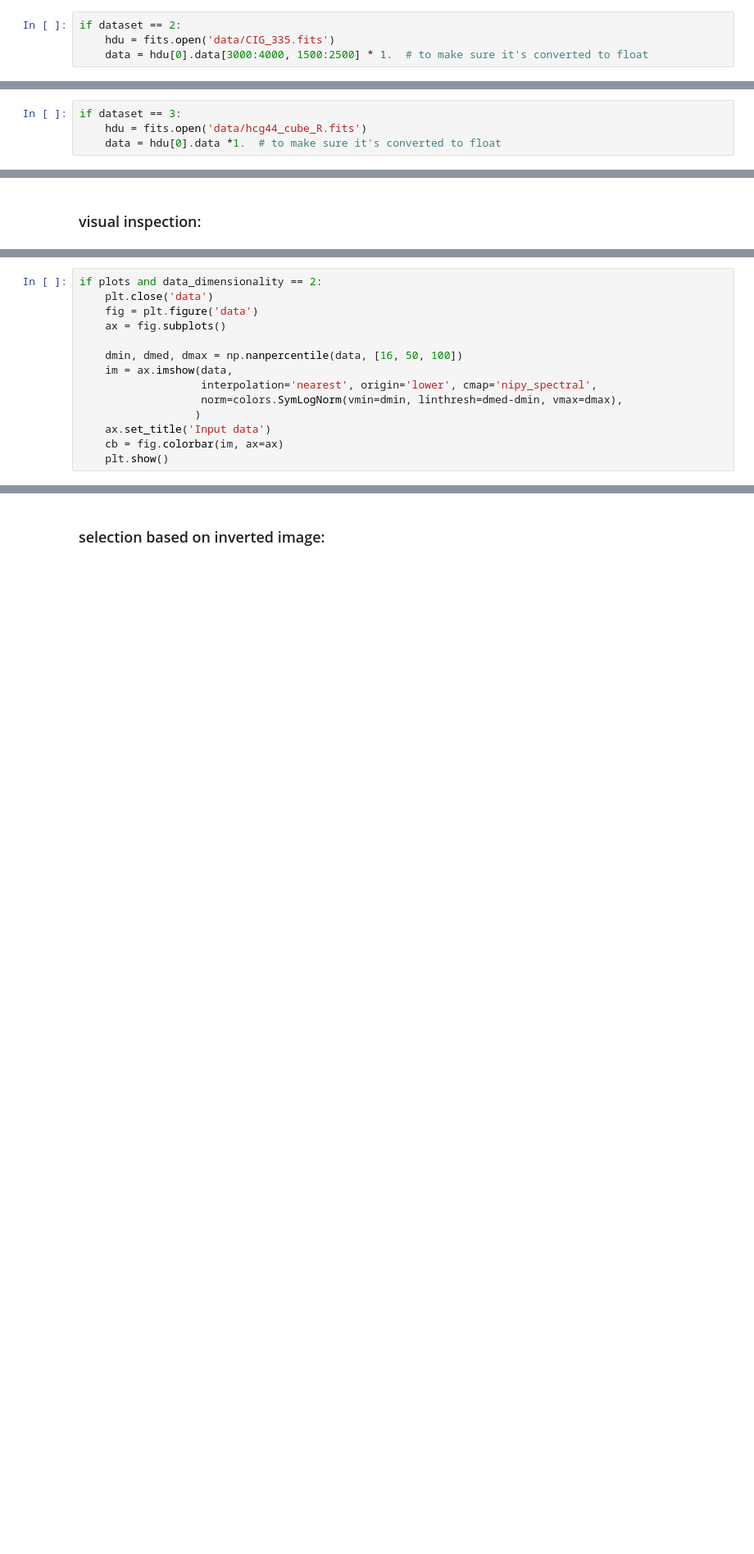
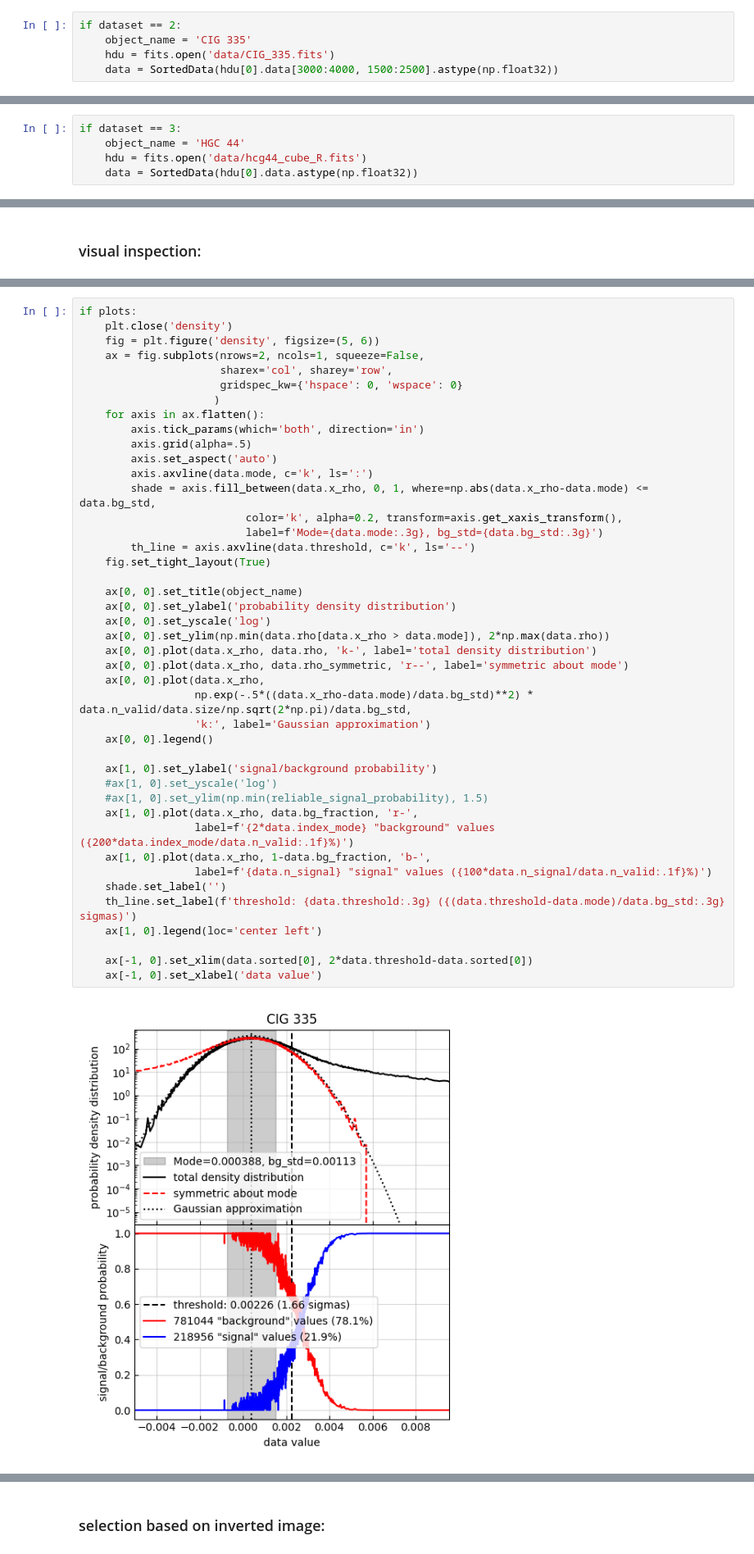
Before and after one commit to paranoya/image-processing, a Jupyter notebook: HOT.ipynb, the cells around one changed output, grey strips where cells are left out. Shown at 82% size. Drawn from its saved outputs; the diff is of its cells as text; blank space fills up the shorter version.

```diff
--- a/HOT.ipynb
+++ b/HOT.ipynb
@@ -42,5 +143,6 @@ if dataset == 1:
     #data = hdu[0].data[99]*1.
 # %%
 if dataset == 2:
+    object_name = 'CIG 335'
     hdu = fits.open('data/CIG_335.fits')
-    data = hdu[0].data[3000:4000, 1500:2500] * 1.  # to make sure it's converted to float
+    data = SortedData(hdu[0].data[3000:4000, 1500:2500].astype(np.float32))
@@ -48,8 +158,9 @@ if dataset == 2:
 3D datacubes:
 # %%
 if dataset == 3:
+    object_name = 'HGC 44'
     hdu = fits.open('data/hcg44_cube_R.fits')
-    data = hdu[0].data *1.  # to make sure it's converted to float
+    data = SortedData(hdu[0].data.astype(np.float32))
 # %%
 if dataset == 4:
     hdu = fits.open('data/sofiawsrtcube.fits')
@@ -61,14 +169,0 @@ data_dimensionality = len(data.shape)
-# %%
-if plots and data_dimensionality == 2:
-    plt.close('data')
-    fig = plt.figure('data')
-    ax = fig.subplots()
-
-    dmin, dmed, dmax = np.nanpercentile(data, [16, 50, 100])
-    im = ax.imshow(data,
-                   interpolation='nearest', origin='lower', cmap='nipy_spectral',
-                   norm=colors.SymLogNorm(vmin=dmin, linthresh=dmed-dmin, vmax=dmax),
-                  )
-    ax.set_title('Input data')
-    cb = fig.colorbar(im, ax=ax)
-    plt.show()
@@ -741,0 +170,45 @@ def hot(data, smoothed_data, argsort_smoothed_data_ravel, threshold=-np.inf):
+# %%
+if plots:
+    plt.close('density')
+    fig = plt.figure('density', figsize=(5, 6))
+    ax = fig.subplots(nrows=2, ncols=1, squeeze=False,
+                      sharex='col', sharey='row',
+                      gridspec_kw={'hspace': 0, 'wspace': 0}
+                     )
+    for axis in ax.flatten():
+        axis.tick_params(which='both', direction='in')
+        axis.grid(alpha=.5)
+        axis.set_aspect('auto')
+        axis.axvline(data.mode, c='k', ls=':')
+        shade = axis.fill_between(data.x_rho, 0, 1, where=np.abs(data.x_rho-data.mode) <= data.bg_std,
+                          color='k', alpha=0.2, transform=axis.get_xaxis_transform(),
+                          label=f'Mode={data.mode:.3g}, bg_std={data.bg_std:.3g}')
+        th_line = axis.axvline(data.threshold, c='k', ls='--')
+    fig.set_tight_layout(True)
+
+    ax[0, 0].set_title(object_name)
+    ax[0, 0].set_ylabel('probability density distribution')
+    ax[0, 0].set_yscale('log')
+    ax[0, 0].set_ylim(np.min(data.rho[data.x_rho > data.mode]), 2*np.max(data.rho))
+    ax[0, 0].plot(data.x_rho, data.rho, 'k-', label='total density distribution')
+    ax[0, 0].plot(data.x_rho, data.rho_symmetric, 'r--', label='symmetric about mode')
+    ax[0, 0].plot(data.x_rho,
+                  np.exp(-.5*((data.x_rho-data.mode)/data.bg_std)**2) * data.n_valid/data.size/np.sqrt(2*np.pi)/data.bg_std,
+                  'k:', label='Gaussian approximation')
+    ax[0, 0].legend()
+
+    ax[1, 0].set_ylabel('signal/background probability')
+    #ax[1, 0].set_yscale('log')
+    #ax[1, 0].set_ylim(np.min(reliable_signal_probability), 1.5)
+    ax[1, 0].plot(data.x_rho, data.bg_fraction, 'r-',
+                  label=f'{2*data.index_mode} "background" values ({200*data.index_mode/data.n_valid:.1f}%)')
+    ax[1, 0].plot(data.x_rho, 1-data.bg_fraction, 'b-',
+                  label=f'{data.n_signal} "signal" values ({100*data.n_signal/data.n_valid:.1f}%)')
+    shade.set_label('')
+    th_line.set_label(f'threshold: {data.threshold:.3g} ({(data.threshold-data.mode)/data.bg_std:.3g} sigmas)')
+    ax[1, 0].legend(loc='center left')
+
+    ax[-1, 0].set_xlim(data.sorted[0], 2*data.threshold-data.sorted[0])
+    ax[-1, 0].set_xlabel('data value')
+# %% [output]
+[figure, added]
```
Also changed, not shown: parts of 95 cells of this notebook.
